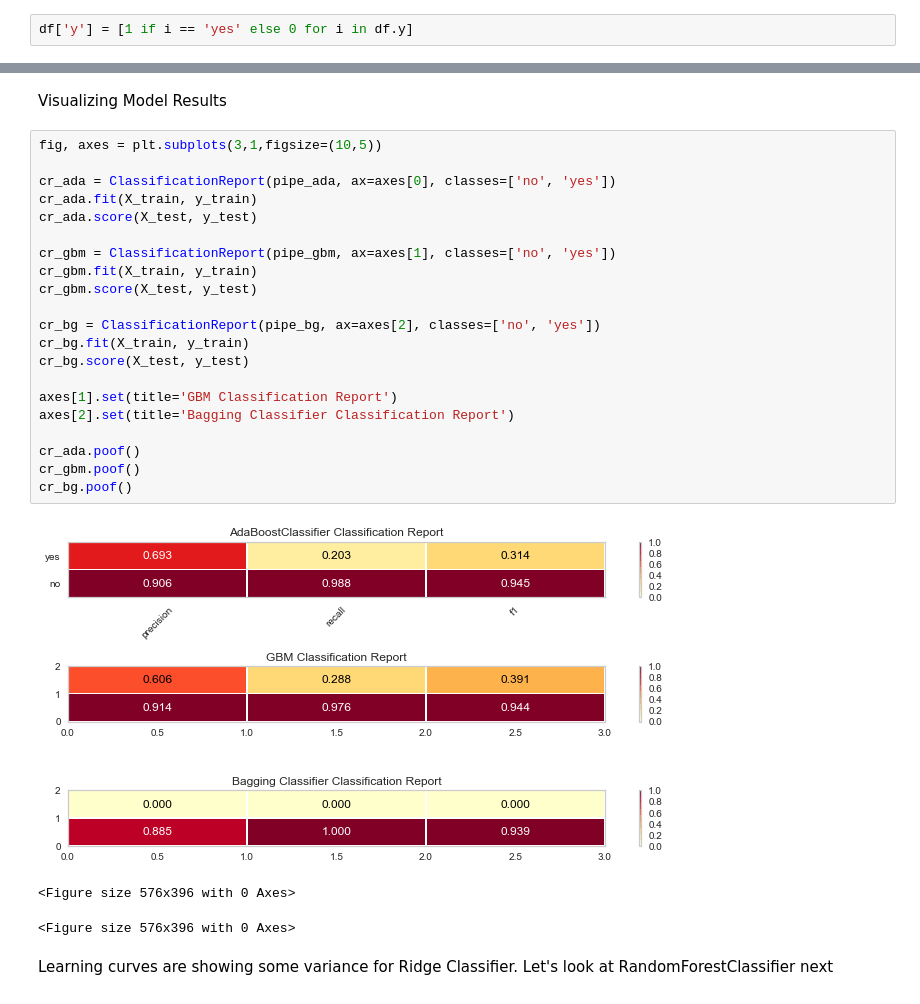
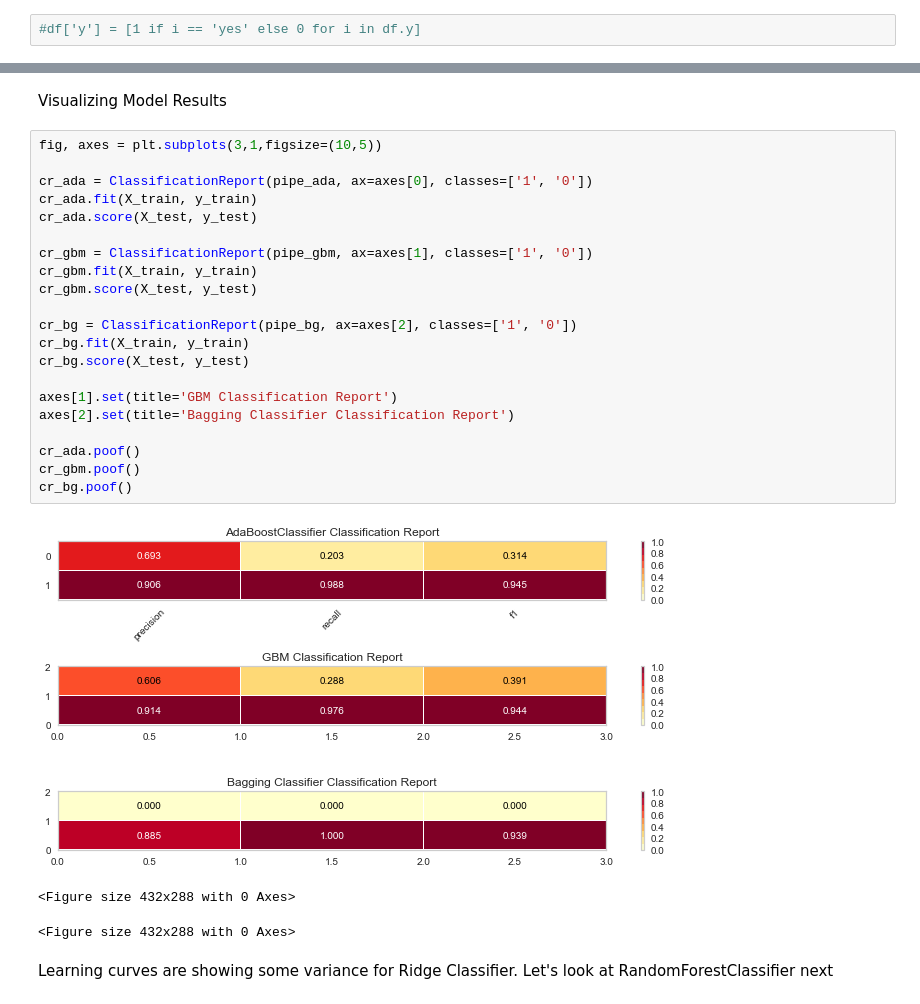
Before and after one commit to pdefusco/Python, a Jupyter notebook: machine_learning_projects/marketing_campaign_new/campaign_targeting_model_BATCH.ipynb, the cells around one changed output, grey strips where cells are left out. Drawn from its saved outputs; the diff is of its cells as text.

```diff
--- a/machine_learning_projects/marketing_campaign_new/campaign_targeting_model_BATCH.ipynb
+++ b/machine_learning_projects/marketing_campaign_new/campaign_targeting_model_BATCH.ipynb
@@ -86,7 +86,7 @@ plt.show()
 We are experiencing a strong class imbalance:
 [figure]
 # %%
-df['y'] = [1 if i == 'yes' else 0 for i in df.y]
+#df['y'] = [1 if i == 'yes' else 0 for i in df.y]
 # %%
 #passthrough = ['year', 'month', 'day']
 # %%
@@ -290,28 +290,28 @@ Visualizing Model Results
 # %%
 fig, axes = plt.subplots(3,1,figsize=(10,5))
 
-cr_ada = ClassificationReport(pipe_ada, ax=axes[0], classes=['no', 'yes'])
+cr_ada = ClassificationReport(pipe_ada, ax=axes[0], classes=['1', '0'])
 cr_ada.fit(X_train, y_train)
 cr_ada.score(X_test, y_test)
 
-cr_gbm = ClassificationReport(pipe_gbm, ax=axes[1], classes=['no', 'yes'])
+cr_gbm = ClassificationReport(pipe_gbm, ax=axes[1], classes=['1', '0'])
 cr_gbm.fit(X_train, y_train)
 cr_gbm.score(X_test, y_test)
 
-cr_bg = ClassificationReport(pipe_bg, ax=axes[2], classes=['no', 'yes'])
+cr_bg = ClassificationReport(pipe_bg, ax=axes[2], classes=['1', '0'])
 cr_bg.fit(X_train, y_train)
 cr_bg.score(X_test, y_test)
 
 axes[1].set(title='GBM Classification Report')
 axes[2].set(title='Bagging Classifier Classification Report')
 
 cr_ada.poof()
 cr_gbm.poof()
 cr_bg.poof()
 # %% [output]
-[figure, old version]
+[figure, new version]
-<Figure size 576x396 with 0 Axes>
+<Figure size 432x288 with 0 Axes>
-<Figure size 576x396 with 0 Axes>
+<Figure size 432x288 with 0 Axes>
 # %% [markdown]
 Learning curves are showing some variance for Ridge Classifier. Let's look at RandomForestClassifier next
 # %%
```
Also changed, not shown: parts of 12 cells of this notebook.
